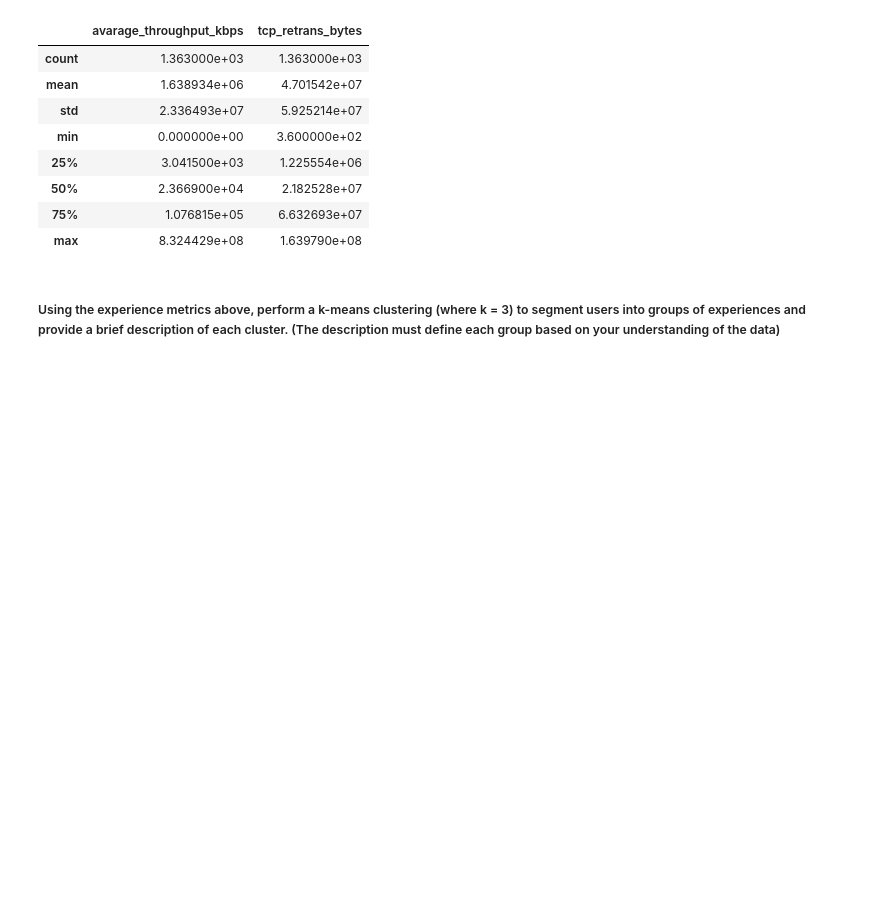
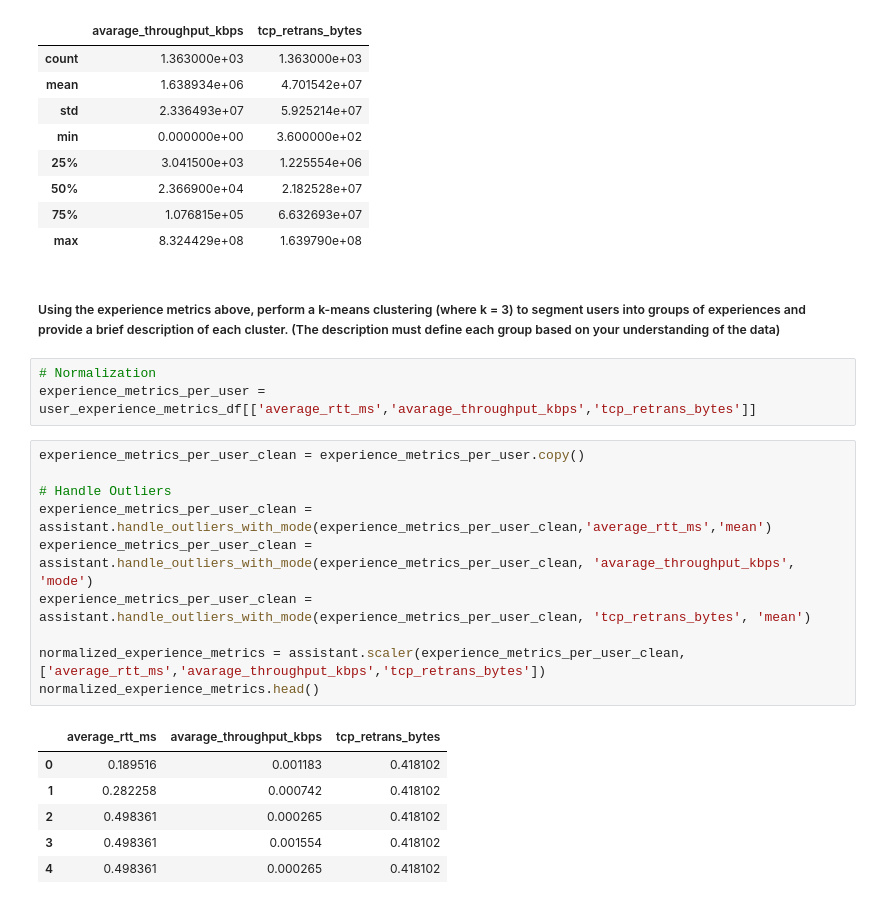
Before and after one commit to michaelgetachew-abebe/Telecom-User-Analytics, a Jupyter notebook: notebooks/user_experience_analytics.ipynb, the cells around one changed output. Saved outputs shown, nothing was run; the diff lists cells and outputs as text; blank space fills up the shorter version.

```diff
--- a/notebooks/user_experience_analytics.ipynb
+++ b/notebooks/user_experience_analytics.ipynb
@@ -353,3 +353,23 @@ cleaned_aggregate_throughput_per_handset.describe()
 | max | 8.324429e+08 | 1.639790e+08 |
 # %% [markdown]
 ##### Using the experience metrics above, perform a k-means clustering (where k = 3) to segment users into groups of experiences and provide a brief description of each cluster. (The description must define each group based on your understanding of the data)
+# %%
+# Normalization
+experience_metrics_per_user = user_experience_metrics_df[['average_rtt_ms','avarage_throughput_kbps','tcp_retrans_bytes']]
+# %%
+experience_metrics_per_user_clean = experience_metrics_per_user.copy()
+
+# Handle Outliers
+experience_metrics_per_user_clean = assistant.handle_outliers_with_mode(experience_metrics_per_user_clean,'average_rtt_ms','mean')
+experience_metrics_per_user_clean = assistant.handle_outliers_with_mode(experience_metrics_per_user_clean, 'avarage_throughput_kbps', 'mode')
+experience_metrics_per_user_clean = assistant.handle_outliers_with_mode(experience_metrics_per_user_clean, 'tcp_retrans_bytes', 'mean')
+
+normalized_experience_metrics = assistant.scaler(experience_metrics_per_user_clean, ['average_rtt_ms','avarage_throughput_kbps','tcp_retrans_bytes'])
+normalized_experience_metrics.head()
+# %% [output]
+|  | average_rtt_ms | avarage_throughput_kbps | tcp_retrans_bytes |
+| 0 | 0.189516 | 0.001183 | 0.418102 |
+| 1 | 0.282258 | 0.000742 | 0.418102 |
+| 2 | 0.498361 | 0.000265 | 0.418102 |
+| 3 | 0.498361 | 0.001554 | 0.418102 |
+| 4 | 0.498361 | 0.000265 | 0.418102 |
```
Also changed, not shown: parts of 1 cell of this notebook.
